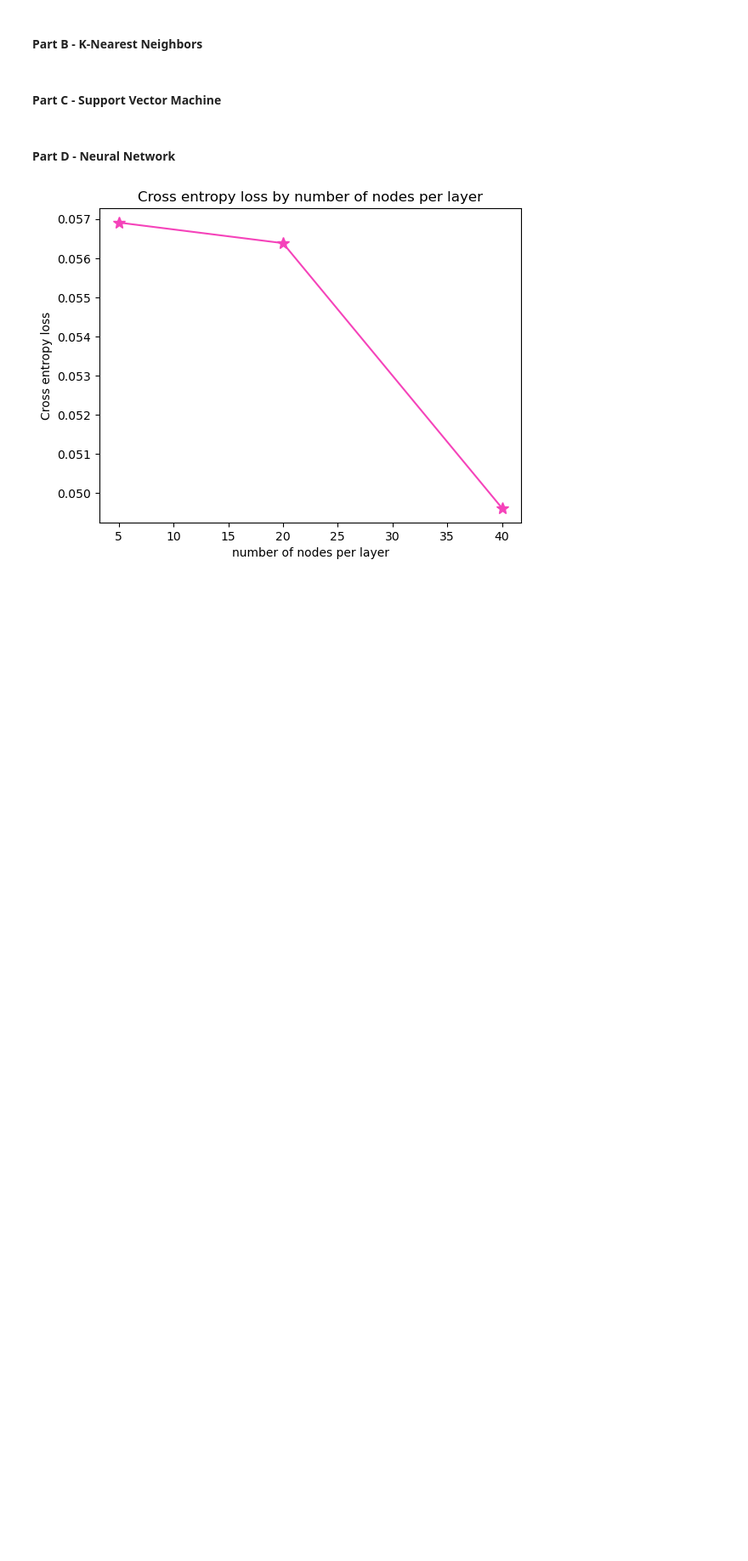
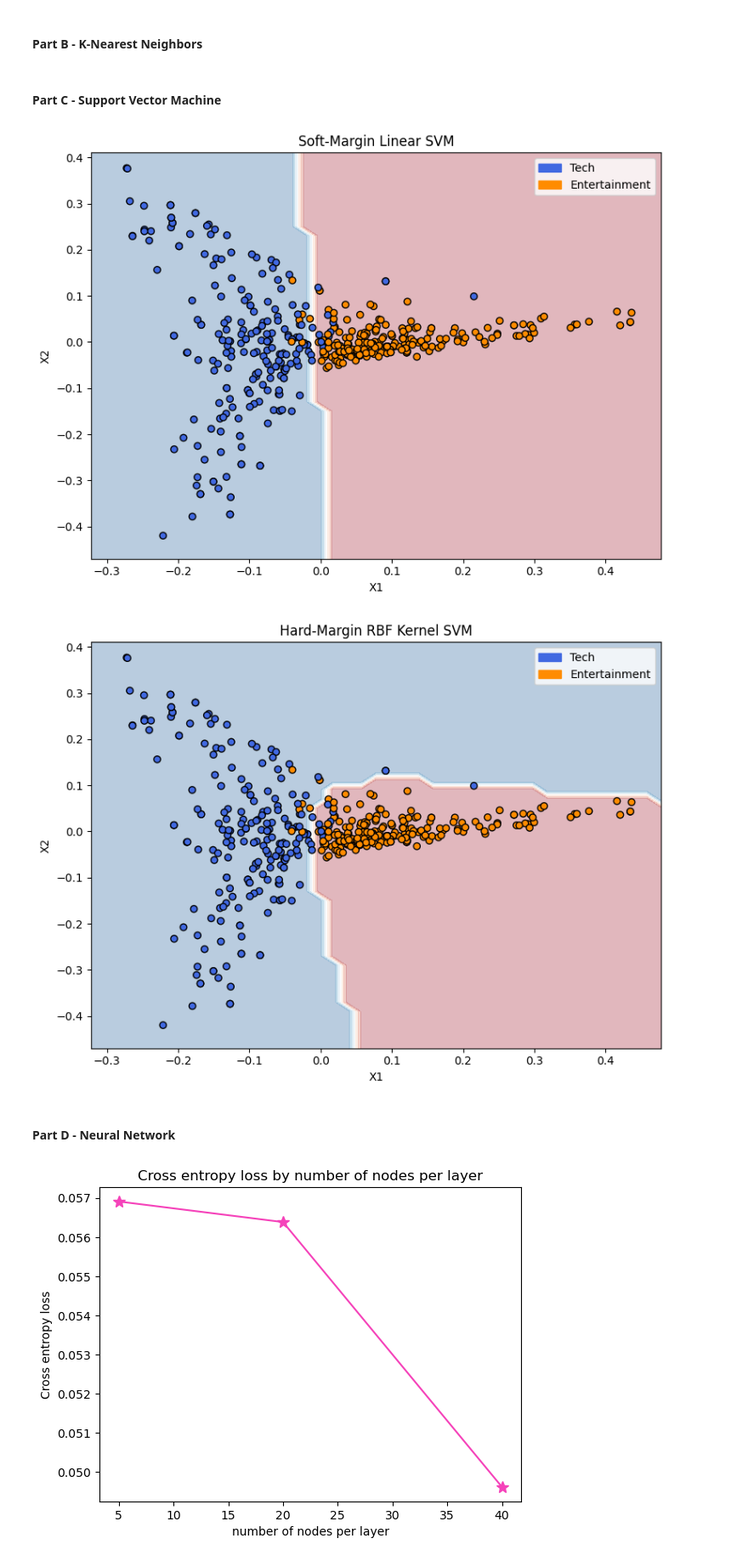
Before and after one commit to spartanjax/cs361_shared_assigment, a Jupyter notebook: final_report.ipynb, the cells around one changed output. Shown at 85% size. Drawn from its saved outputs; the diff is of its cells as text; code cells hidden in the pictures; blank space fills up the shorter version.

```diff
--- a/final_report.ipynb
+++ b/final_report.ipynb
@@ -197,6 +209,64 @@ First 5 example articles:
 #### Part B - K-Nearest Neighbors
 # %% [markdown]
 #### Part C - Support Vector Machine
+# %%
+def main():
+    # vectorise
+    vectorizer = TfidfVectorizer()
+    X_vec = vectorizer.fit_transform(X)
+
+    # reduce to 2D
+    pca = PCA(n_components=2)
+    X_2D = pca.fit_transform(X_vec.toarray())
+
+    # create soft-margin with a c penalty of 1
+    model_soft = svm.SVC(kernel = 'linear', C = 1)
+    model_soft.fit(X_2D, y)
+
+    # create hard-margin with a kernel penalty of 1.5
+    # set C high to represent hard-margin
+    model_hard = svm.SVC(kernel = 'rbf', C = 1000, gamma = 1.5)
+    model_hard.fit(X_2D, y)
+
+    # plot the decision boundaries
+    plot_decision_boundary(model_soft, X_2D, y, "Soft-Margin Linear SVM")
+    plot_decision_boundary(model_hard, X_2D, y, "Hard-Margin RBF Kernel SVM")
+
+def plot_decision_boundary(model, X_2D, y, title):
+    # set up the dimensions
+    h = 0.02
+    padding = 0.05
+    x_min, x_max = X_2D[:, 0].min() - padding, X_2D[:, 0].max() + padding
+    y_min, y_max = X_2D[:, 1].min() - padding, X_2D[:, 1].max() + padding
+
+    xx, yy = np.meshgrid(np.arange(x_min, x_max, h), np.arange(y_min, y_max, h))
+
+    # Predict directly in 2D space
+    Z = model.predict(np.c_[xx.ravel(), yy.ravel()])
+    Z_numeric = pd.factorize(Z)[0].reshape(xx.shape)
+
+    y_numeric, class_names = pd.factorize(y)
+    colours = ['royalblue' if label == 0 else 'darkorange' for label in y_numeric]
+
+    plt.figure(figsize=(8, 6))
+    plt.contourf(xx, yy, Z_numeric, cmap = plt.cm.RdBu_r, alpha = 0.3)
+    plt.scatter(X_2D[:, 0], X_2D[:, 1], c=colours, edgecolors = 'k')
+
+    plt.legend(handles=[
+        mpatches.Patch(color='royalblue', label=class_names[0].capitalize()),
+        mpatches.Patch(color='darkorange', label=class_names[1].capitalize())
+    ])
+
+    plt.title(title)
+    plt.xlabel("X1")
+    plt.ylabel("X2")
+    plt.tight_layout()
+    plt.show()
+
+main()
+# %% [output]
+[figure, added]
+[figure, added]
 # %% [markdown]
 #### Part D - Neural Network
 # %%
```
Also changed, not shown: parts of 6 cells of this notebook, 1 other file.
